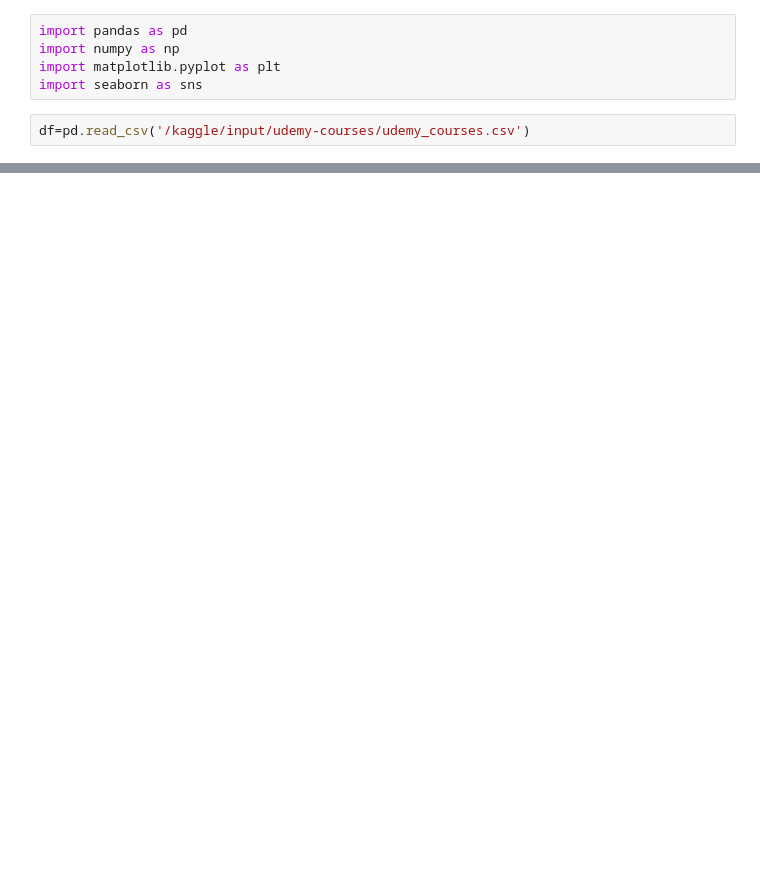
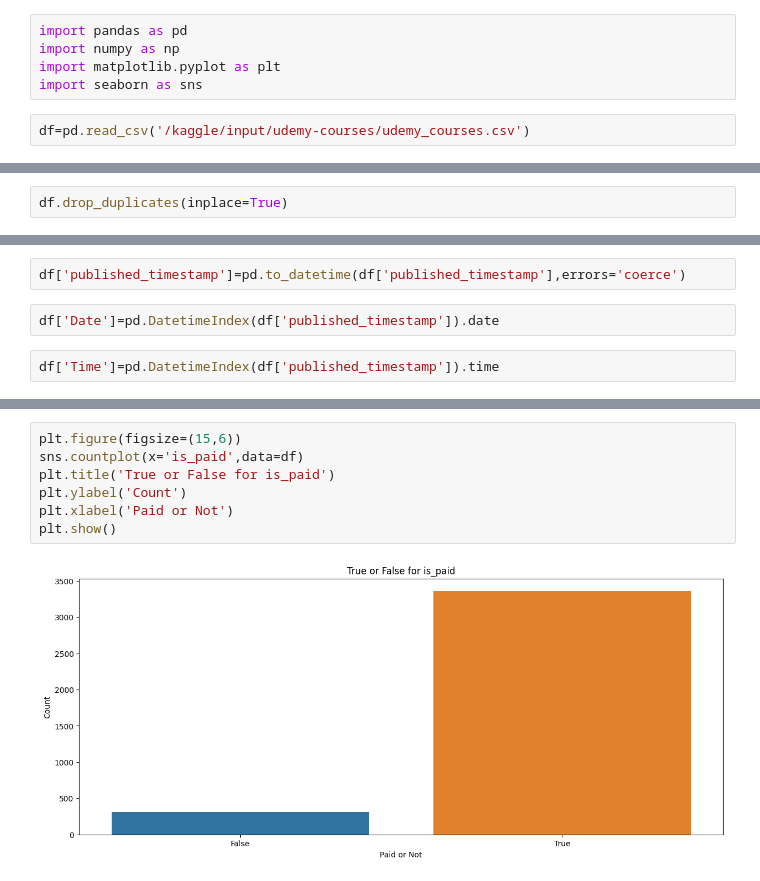
Before and after one commit to pratapjay/DataAnalysis-Casestudy, a Jupyter notebook: udemy_courses.ipynb, the cells around one changed output, grey strips where cells are left out. Drawn from its saved outputs; the diff is of its cells as text; blank space fills up the shorter version.

```diff
--- a/udemy_courses.ipynb
+++ b/udemy_courses.ipynb
@@ -16,0 +78,2 @@ df.head()
+# %%
+df.drop_duplicates(inplace=True)
@@ -16,0 +84,6 @@ df.head()
+# %%
+df['published_timestamp']=pd.to_datetime(df['published_timestamp'],errors='coerce')
+# %%
+df['Date']=pd.DatetimeIndex(df['published_timestamp']).date
+# %%
+df['Time']=pd.DatetimeIndex(df['published_timestamp']).time
@@ -16,0 +110,9 @@ df.head()
+# %%
+plt.figure(figsize=(15,6))
+sns.countplot(x='is_paid',data=df)
+plt.title('True or False for is_paid')
+plt.ylabel('Count')
+plt.xlabel('Paid or Not')
+plt.show()
+# %% [output]
+[figure, added]
```
Also changed, not shown: parts of 11 cells of this notebook.
